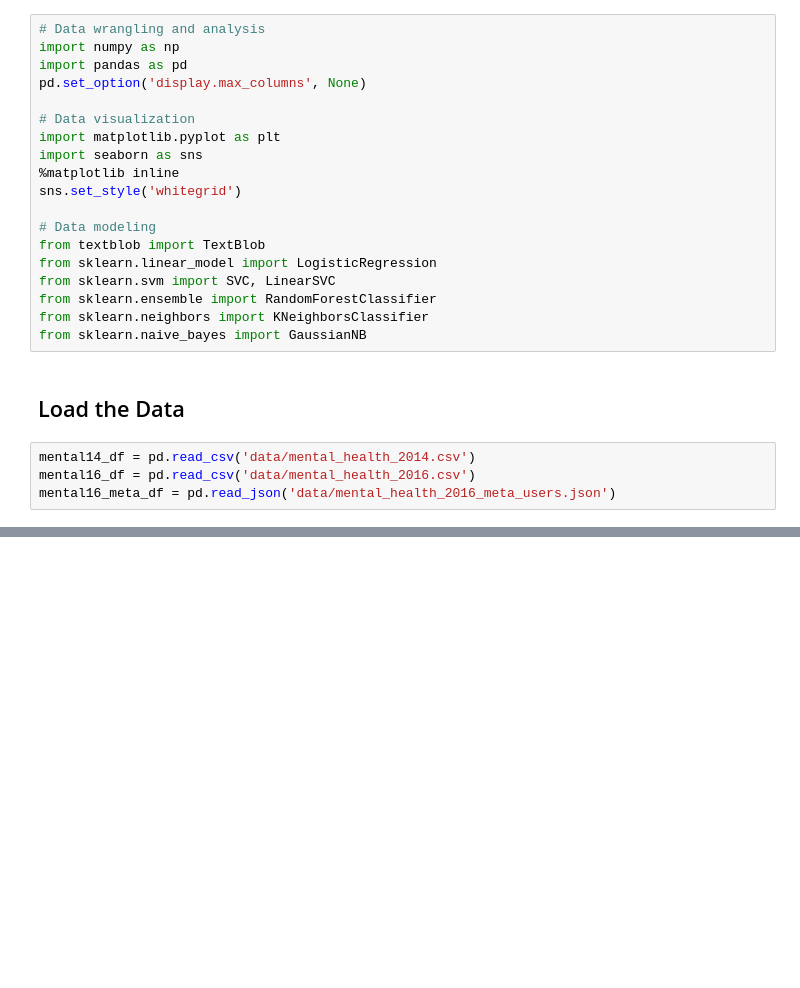
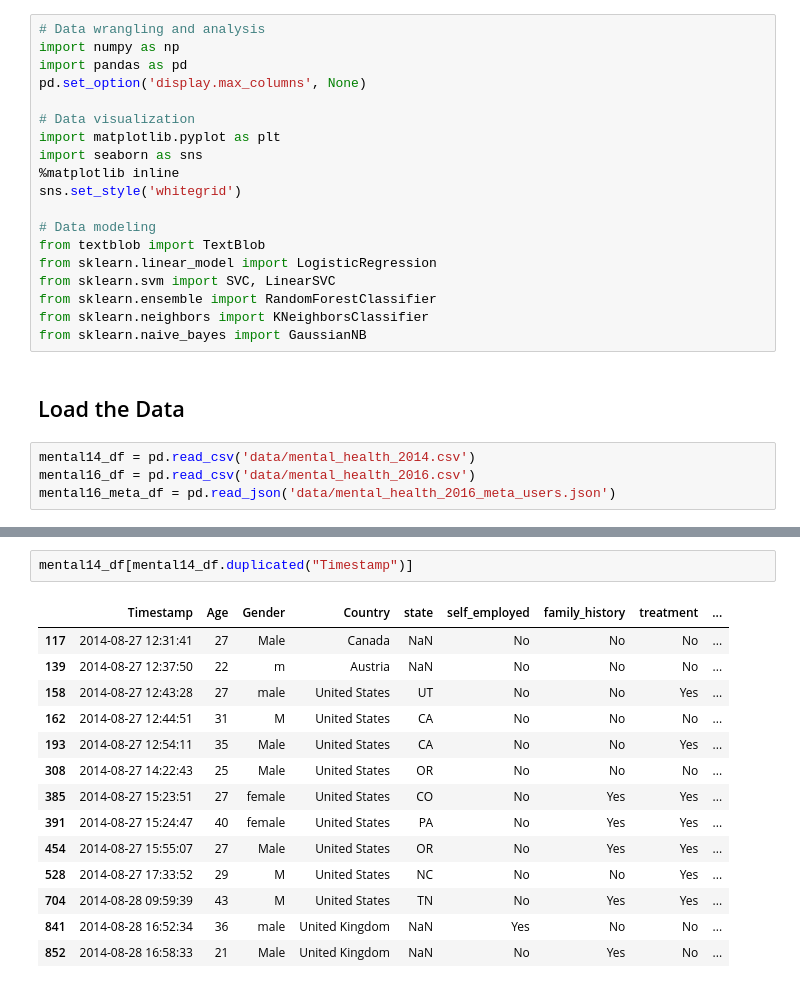
Before and after one commit to phuongho43/cogs108-mental_health, a Jupyter notebook: FinalProject.ipynb, the cells around one changed output, grey strips where cells are left out. Saved outputs shown, nothing was run; the diff lists cells and outputs as text; blank space fills up the shorter version.

```diff
--- a/FinalProject.ipynb
+++ b/FinalProject.ipynb
@@ -28,0 +114,17 @@ mental16_meta_df = pd.read_json('data/mental_health_2016_meta_users.json')
+# %%
+mental14_df[mental14_df.duplicated("Timestamp")]
+# %% [output]
+|  | Timestamp | Age | Gender | Country | state | self_employed | family_history | treatment | ... |
+| 117 | 2014-08-27 12:31:41 | 27 | Male | Canada | NaN | No | No | No | ... |
+| 139 | 2014-08-27 12:37:50 | 22 | m | Austria | NaN | No | No | No | ... |
+| 158 | 2014-08-27 12:43:28 | 27 | male | United States | UT | No | No | Yes | ... |
+| 162 | 2014-08-27 12:44:51 | 31 | M | United States | CA | No | No | No | ... |
+| 193 | 2014-08-27 12:54:11 | 35 | Male | United States | CA | No | No | Yes | ... |
+| 308 | 2014-08-27 14:22:43 | 25 | Male | United States | OR | No | No | No | ... |
+| 385 | 2014-08-27 15:23:51 | 27 | female | United States | CO | No | Yes | Yes | ... |
+| 391 | 2014-08-27 15:24:47 | 40 | female | United States | PA | No | Yes | Yes | ... |
+| 454 | 2014-08-27 15:55:07 | 27 | Male | United States | OR | No | Yes | Yes | ... |
+| 528 | 2014-08-27 17:33:52 | 29 | M | United States | NC | No | No | Yes | ... |
+| 704 | 2014-08-28 09:59:39 | 43 | M | United States | TN | No | Yes | Yes | ... |
+| 841 | 2014-08-28 16:52:34 | 36 | male | United Kingdom | NaN | Yes | No | No | ... |
+| 852 | 2014-08-28 16:58:33 | 21 | Male | United Kingdom | NaN | No | Yes | No | ... |
```
Also changed, not shown: parts of 28 cells of this notebook.
